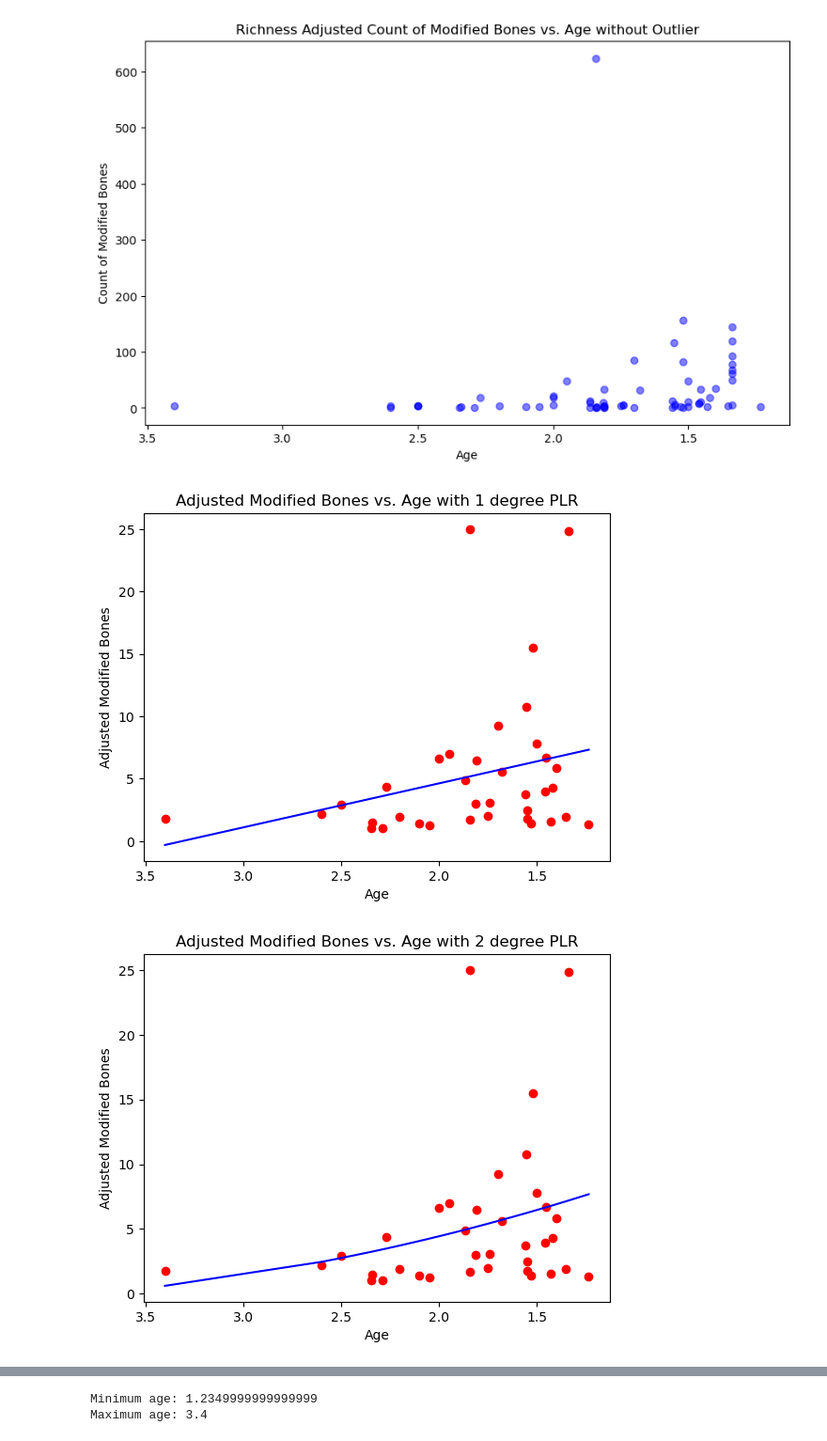
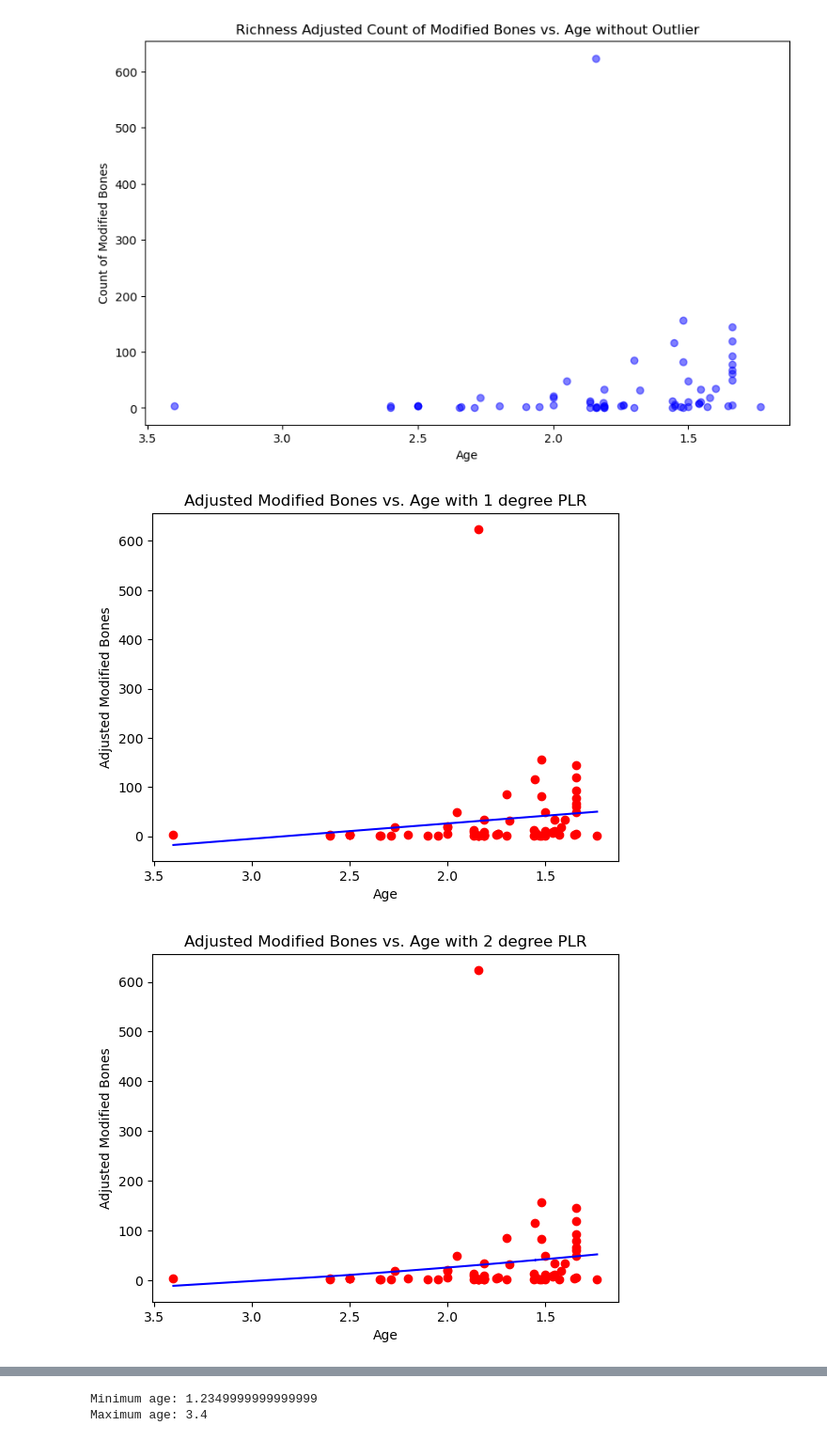
Before and after one commit to Rhys-sg/hominin-carnivory, a Jupyter notebook: carn_analysis.ipynb, the cells around one changed output, grey strips where cells are left out. Shown at 94% size. Saved outputs shown, nothing was run; the diff lists cells and outputs as text; code cells hidden in the pictures.

Commit message:
added PLR equations, csv for bones / year

```diff
--- a/carn_analysis.ipynb
+++ b/carn_analysis.ipynb
@@ -175,5 +184,7 @@ for index, row in new_df.iterrows():
 
     richness_adj_df.loc[index, 'Count_Modified_Bones'] = row['Count_Modified_Bones'] / multiplier
 
+richness_adj_df['Original_Modified_Bones'] = new_df['Count_Modified_Bones']
+
 richness_adj_df.head()
 # %% [output]
@@ -211,6 +226,9 @@ plt.gca().invert_xaxis()  # Flip x-axis
 plt.show()
 # %% [output]
 [figure]
+# %%
+X = richness_adj_df['age'].values.reshape(-1, 1)
+y = richness_adj_df['Count_Modified_Bones']
 # %%
 # Implement polynomial regression models with varying degrees.
 
@@ -218,33 +236,32 @@ from sklearn.preprocessing import PolynomialFeatures
 from sklearn.linear_model import LinearRegression
 from sklearn import metrics
 import matplotlib.pyplot as plt
 import numpy as np
 
 degrees = 1
-errors = {"MAE": [], "MSE": [], "RMSE": [], "R-Squared": []}
 
 while degrees < 5:
     poly_reg = PolynomialFeatures(degree=degrees)
     X_train_poly = poly_reg.fit_transform(X)
     X_test_poly = poly_reg.transform(X)
 
     # Training the Polynomial Regression model on the whole dataset
     Poly_reg_model = LinearRegression()
     Poly_reg_model.fit(X_train_poly, y)
 
     # Visualising the Training set results
     plt.scatter(X, y, color='red')
     plt.title(f'Adjusted Modified Bones vs. Age with {degrees} degree PLR')
     plt.xlabel('Age')
     plt.ylabel('Adjusted Modified Bones')
     plt.gca().invert_xaxis() # Flip x-axis
 
     # Plotting the regression line
     X_train_sorted, Y_pred_sorted = zip(*sorted(zip(X, Poly_reg_model.predict(X_train_poly))))
     plt.plot(X_train_sorted, Y_pred_sorted, color='blue')
     plt.show()
 
     degrees += 1
 # %% [output]
-[figure, old version]
+[figure, new version]
-[figure, old version]
+[figure, new version]
```
Also changed, not shown: parts of 7 cells of this notebook, 2 other files.
